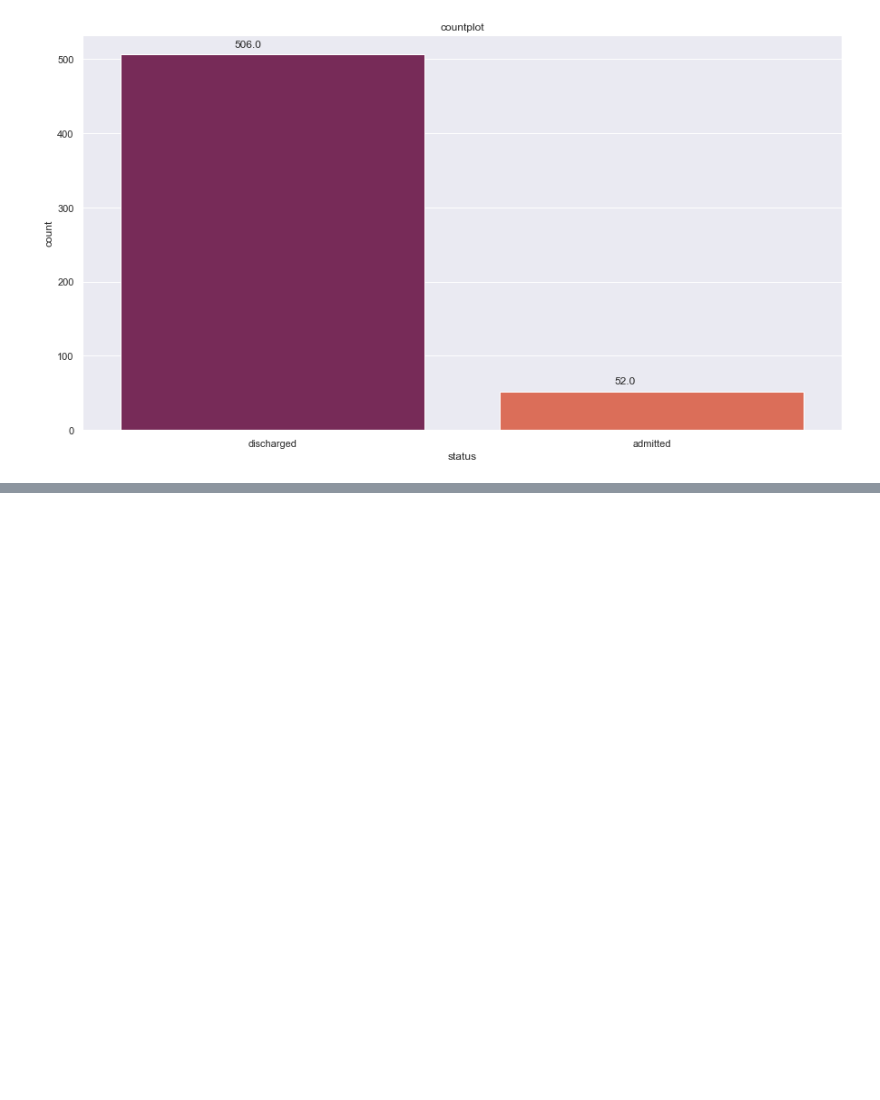
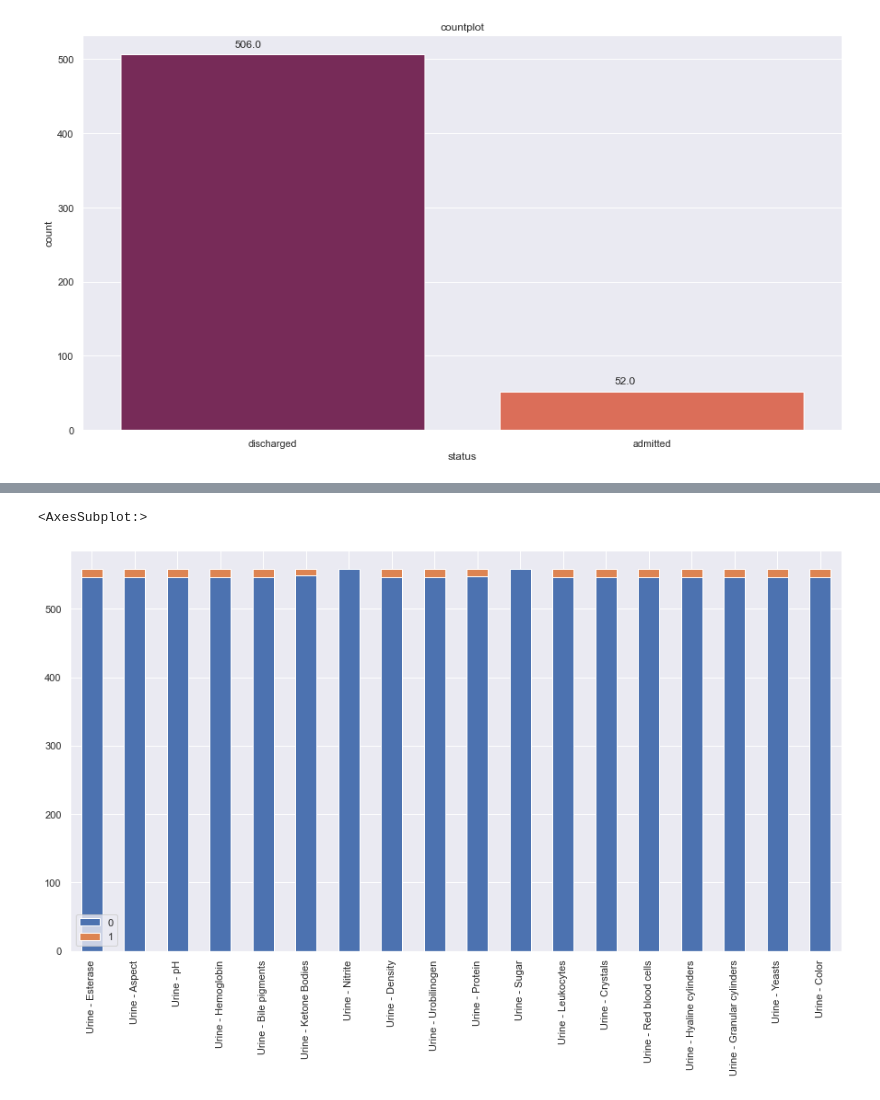
Before and after one commit to Yilin-Ye/ds_case_1_team_2, a Jupyter notebook: eda/eda_presentation.ipynb, the cells around one changed output, grey strips where cells are left out. Cells and saved outputs as stored; diff of their text form; code cells hidden in the pictures; blank space fills up the shorter version.

```diff
--- a/eda/eda_presentation.ipynb
+++ b/eda/eda_presentation.ipynb
@@ -172,0 +192,5 @@ value_wrt_column
+# %%
+count_plot.loc['Urine - Esterase':'Urine - Color', :].plot(kind='bar',stacked=True)
+# %% [output]
+<AxesSubplot:>
+[figure, added]
```
Also changed, not shown: parts of 15 cells of this notebook.
